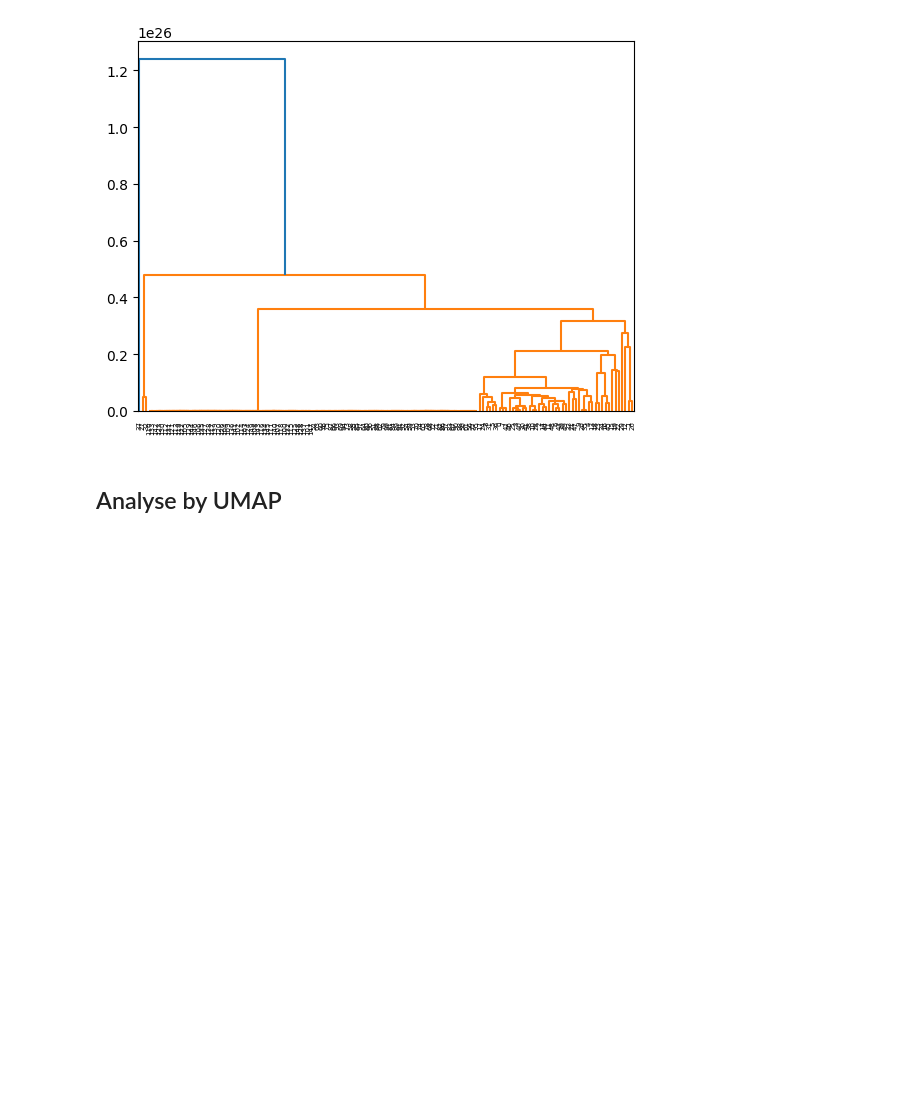
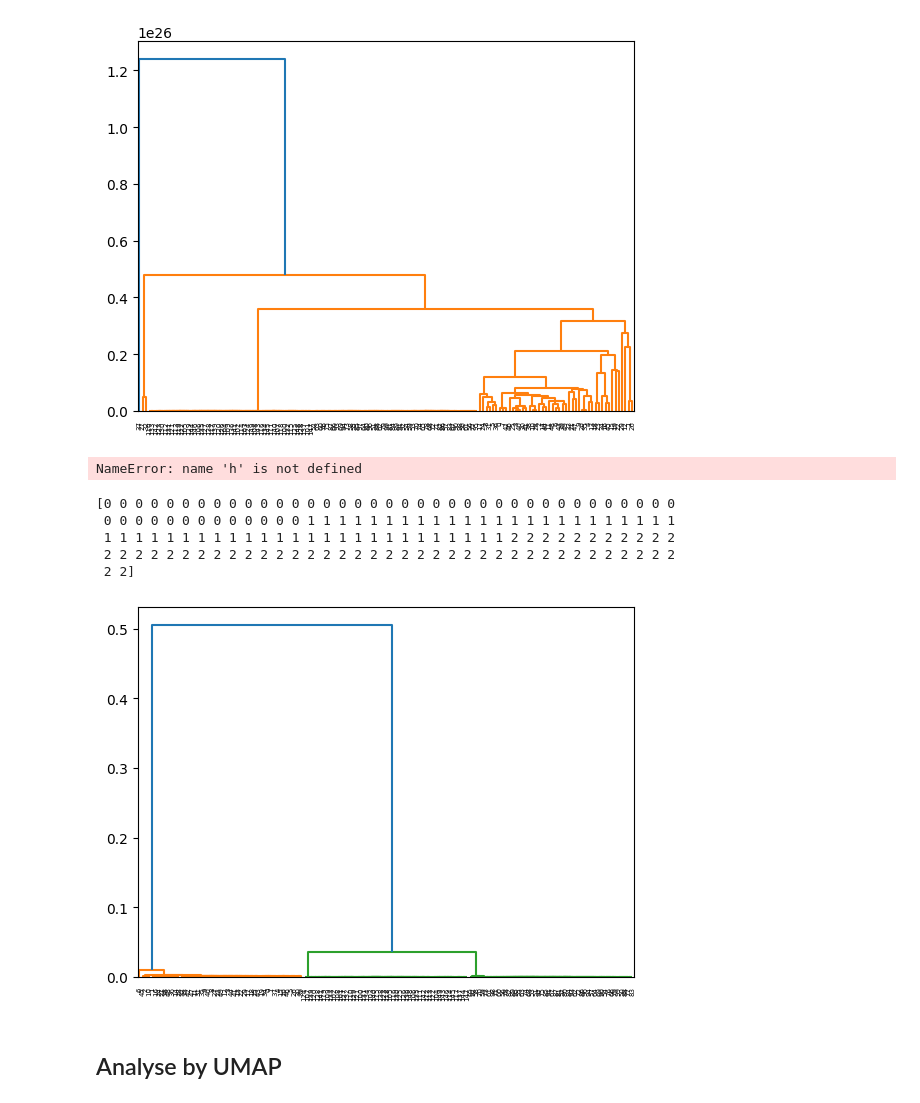
Before and after one commit to cccheryl0111/M2R_Group4, a Jupyter notebook: code.ipynb, the cells around one changed output. Cells and saved outputs as stored; diff of their text form; code cells hidden in the pictures; blank space fills up the shorter version.

Commit message:
H clustering by top features

```diff
--- a/code.ipynb
+++ b/code.ipynb
@@ -332,0 +403,11 @@ INFO:hcga.analysis:956 with interpretability 1
+# %%
+# import hcga object
+from hcga.hcga import Hcga
+
+# define an object
+h = Hcga()
+# %%
+# extract features for the secondary dataset with no labels
+h.load_data(
+    "./datasets/changed_graph/changed_graph_dataset.pkl"
+)
@@ -357,6 +471,42 @@ dendrogram(linkage_data)
 plt.show()
 # %% [output]
 [figure]
+# %%
+# select top features instead of feature matrix
+feature1 = h.features[('CM', 'communities_weighted_coverage_N')]
+feature2 = h.features[('CM', 'communities_weighted_coverage_E')]
+feature3 = h.features[('CM', 'communities_weighted_performance_N')]
+feature4 = h.features[('CM', 'communities_performance_N')]
+feature5 = h.features[('Cns', 'connectance')]
+
+top_features = pd.concat([feature1, feature2, feature3, feature4, feature5], axis=1)
+# %% [output]
+NameError: name 'h' is not defined
+# %%
+# substitute None terms in feature matrix with 0
+top_dropped = top_features.fillna(0)
+
+# do Hierarchical Clustering
+from sklearn.cluster import AgglomerativeClustering
+clustering = AgglomerativeClustering(n_clusters=3).fit(top_dropped)
+
+print(clustering.labels_)
+# %% [output]
+[0 0 0 0 0 0 0 0 0 0 0 0 0 0 0 0 0 0 0 0 0 0 0 0 0 0 0 0 0 0 0 0 0 0 0 0 0
+ 0 0 0 0 0 0 0 0 0 0 0 0 0 1 1 1 1 1 1 1 1 1 1 1 1 1 1 1 1 1 1 1 1 1 1 1 1
+ 1 1 1 1 1 1 1 1 1 1 1 1 1 1 1 1 1 1 1 1 1 1 1 1 1 1 2 2 2 2 2 2 2 2 2 2 2
+ 2 2 2 2 2 2 2 2 2 2 2 2 2 2 2 2 2 2 2 2 2 2 2 2 2 2 2 2 2 2 2 2 2 2 2 2 2
+ 2 2]
+# %%
+# visuliasation
+from scipy.cluster.hierarchy import linkage, dendrogram
+linkage_top = linkage(top_dropped)
+
+%matplotlib inline
+dendrogram(linkage_top)
+plt.show()
+# %% [output]
+[figure, added]
 # %% [markdown]
 ## Analyse by UMAP
 # %%
```
Also changed, not shown: parts of 15 cells of this notebook, 8 other files.
